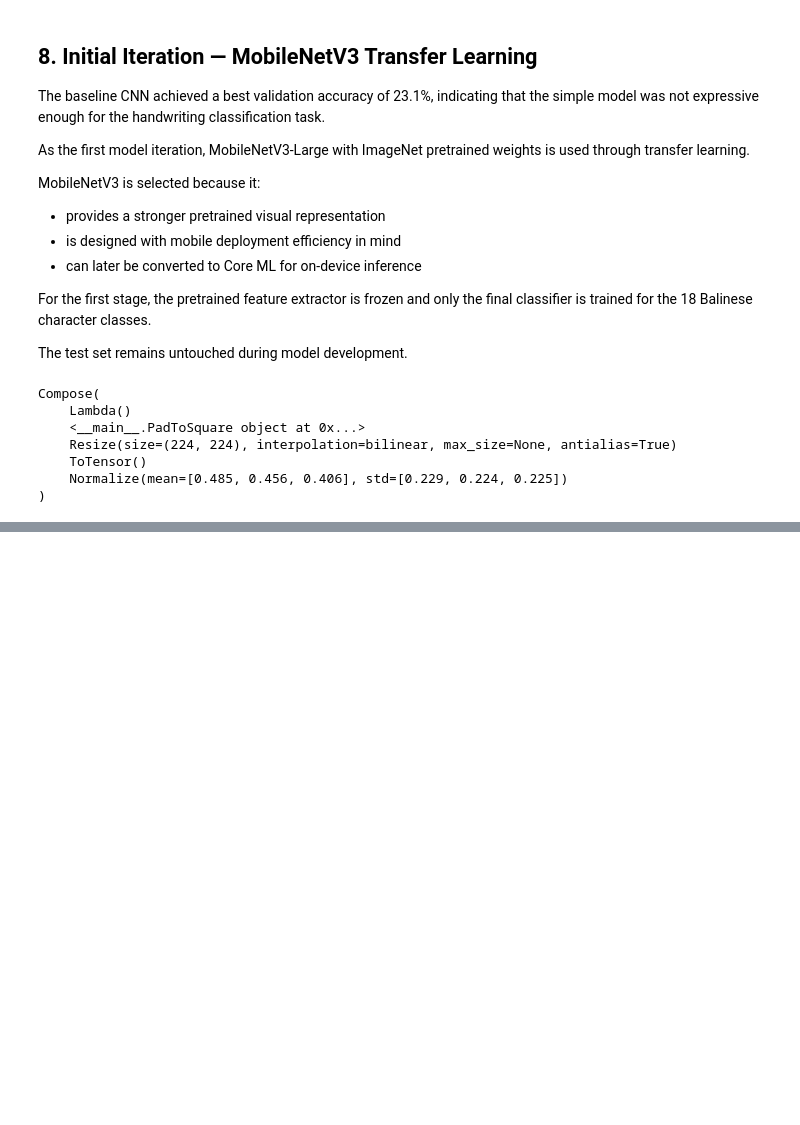
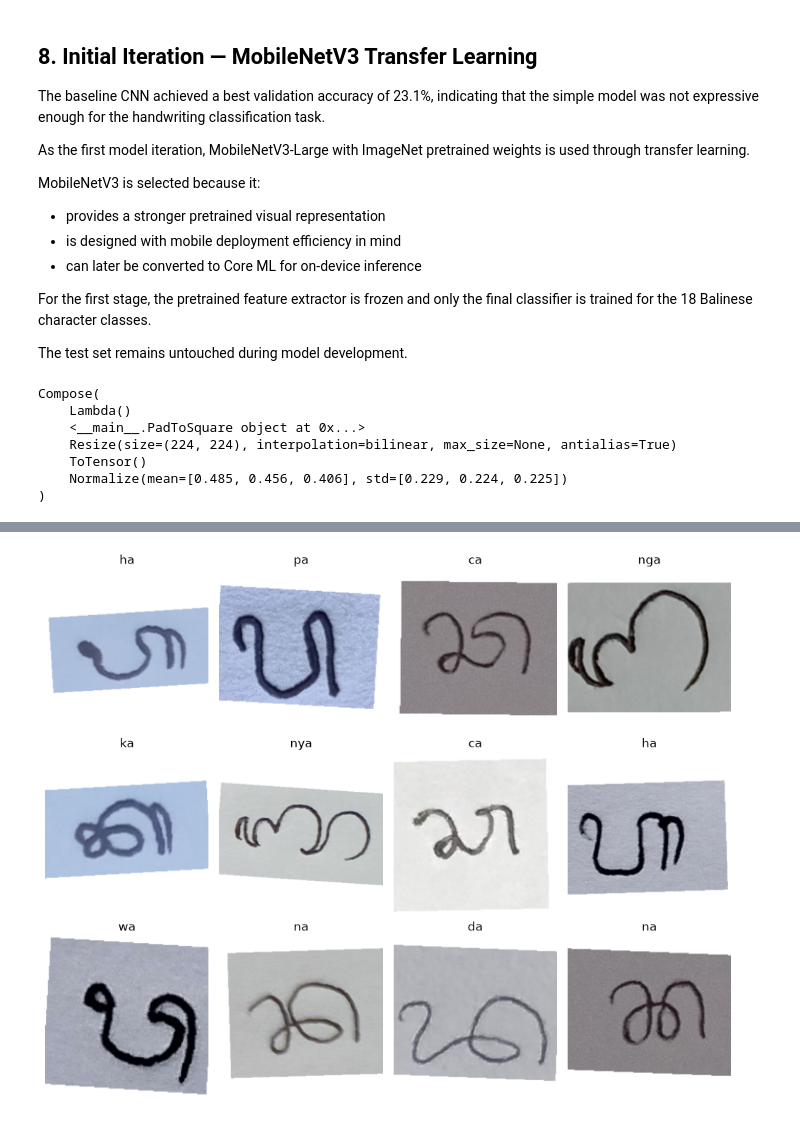
Before and after one commit to KeweKiwi/lekha-handwriting-ml, a Jupyter notebook: notebooks/02_baseline_training.ipynb, the cells around one changed output, grey strips where cells are left out. Saved outputs shown, nothing was run; the diff lists cells and outputs as text; code cells hidden in the pictures; blank space fills up the shorter version.

```diff
--- a/notebooks/02_baseline_training.ipynb
+++ b/notebooks/02_baseline_training.ipynb
@@ -558,0 +1792,37 @@ Compose(
+# %%
+sample_rows_mild = train_df.sample(
+    n=12,
+    random_state=42
+).reset_index(drop=True)
+
+fig, axes = plt.subplots(
+    3,
+    4,
+    figsize=(10, 8)
+)
+
+for ax, (_, row) in zip(
+    axes.flat,
+    sample_rows_mild.iterrows()
+):
+    image = Image.open(row["path"])
+
+    augmented = mobilenet_train_transform_mild_aug(image)
+
+    # Undo normalization for visualization
+    augmented = augmented.permute(1, 2, 0)
+
+    mean = torch.tensor(imagenet_mean)
+    std = torch.tensor(imagenet_std)
+
+    augmented = augmented * std + mean
+    augmented = augmented.clamp(0, 1)
+
+    ax.imshow(augmented)
+    ax.set_title(row["label"])
+    ax.axis("off")
+
+plt.tight_layout()
+plt.show()
+# %% [output]
+[figure, added]
```
Also changed, not shown: parts of 50 cells of this notebook.
